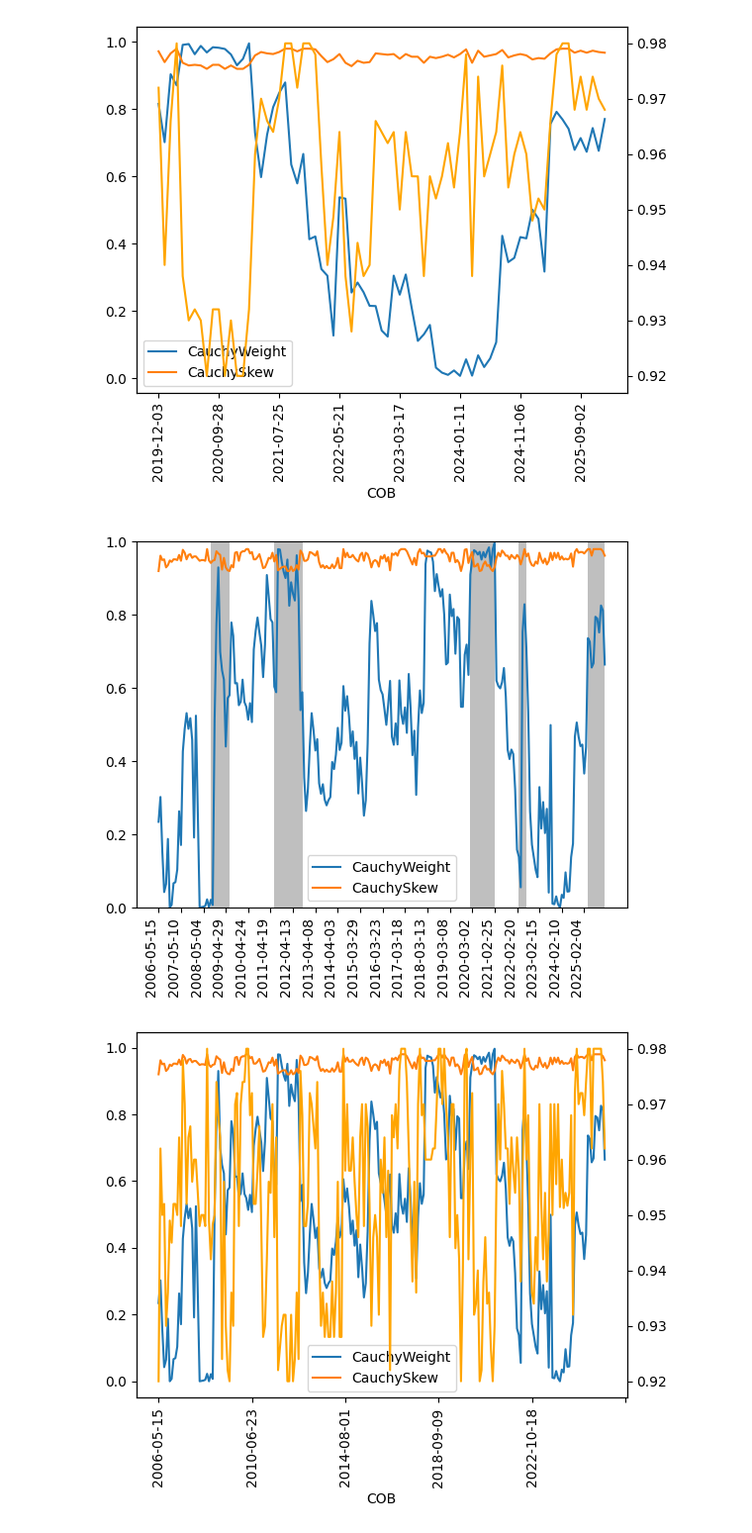
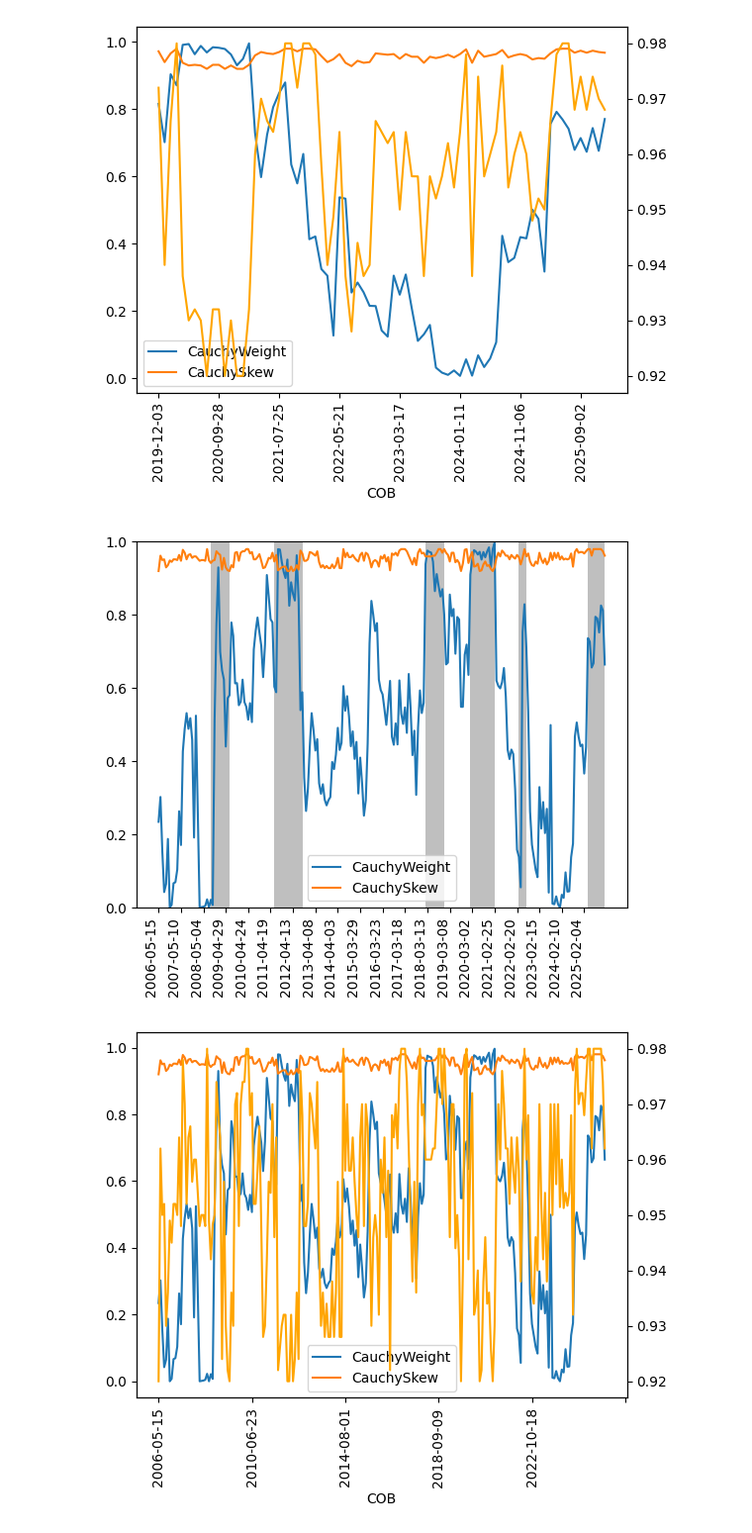
Before and after one commit to SergioArkhypov/MLCopula, a Jupyter notebook: code/study_ts.ipynb, the cells around one changed output. Shown at 99% size. Cells and saved outputs as stored; diff of their text form; code cells hidden in the pictures.

```diff
--- a/code/study_ts.ipynb
+++ b/code/study_ts.ipynb
@@ -164,33 +164,33 @@ def process3(row, nmin=5):
     cw = sum([row['CauchyWeight' + str(90 + i)] for i in smallest])/len(smallest)
     cs = sum([row['CauchySkew' + str(90 + i)] for i in smallest])/len(smallest)
 
     return (cw,cs)
 
 res['Temp'] = res.apply(lambda row: process3(row) , axis=1)
 res['CauchyWeight'] = res.apply(lambda row: row['Temp'][0], axis=1)
 res['CauchySkew'] = res.apply(lambda row: row['Temp'][1], axis=1)
 #res['Error'] = res.apply(lambda row: row['Temp'][2], axis=1)
 
 res = res[['CauchyWeight', 'CauchySkew']]
 
 plt.ylim(0.0, 1.0)
 plt.plot(res.index, res)
 plt.xticks(ticks=range(0, len(res.index), 12), labels=res.index[::12])
 plt.xticks(rotation=90, ha='right')
 plt.legend(res.columns)
 plt.axvspan("2008-09-01", "2009-06-28", facecolor='grey', alpha=0.5) # finicial crash
 plt.axvspan("2011-06-18", "2012-09-10", facecolor='grey', alpha=0.5) # euro debt crisis
-#plt.axvspan("2018-09-09", "2019-01-07", facecolor='grey', alpha=0.5) # christmas crash 2018
+plt.axvspan("2018-02-11", "2018-12-08", facecolor='grey', alpha=0.5) # 2018 volmagedon + us china trade war + christmas crash
 plt.axvspan("2020-02-01", "2021-02-25", facecolor='grey', alpha=0.5) # covid
 plt.axvspan("2022-03-22", "2022-07-20", facecolor='grey', alpha=0.5) # war in ukraine and commodity crisis
 plt.axvspan("2025-04-05", "2025-12-31", facecolor='grey', alpha=0.5) # Trump tariffs
 plt.show()
 
 res.plot(rot=90)
 plt.twinx()
 plt.plot(res['CauchySkew'], color= 'orange')
 
 plt.show()
 # %% [output]
-[figure, old version]
+[figure, new version]
 [figure]
```
Also changed, not shown: 13 other files.
